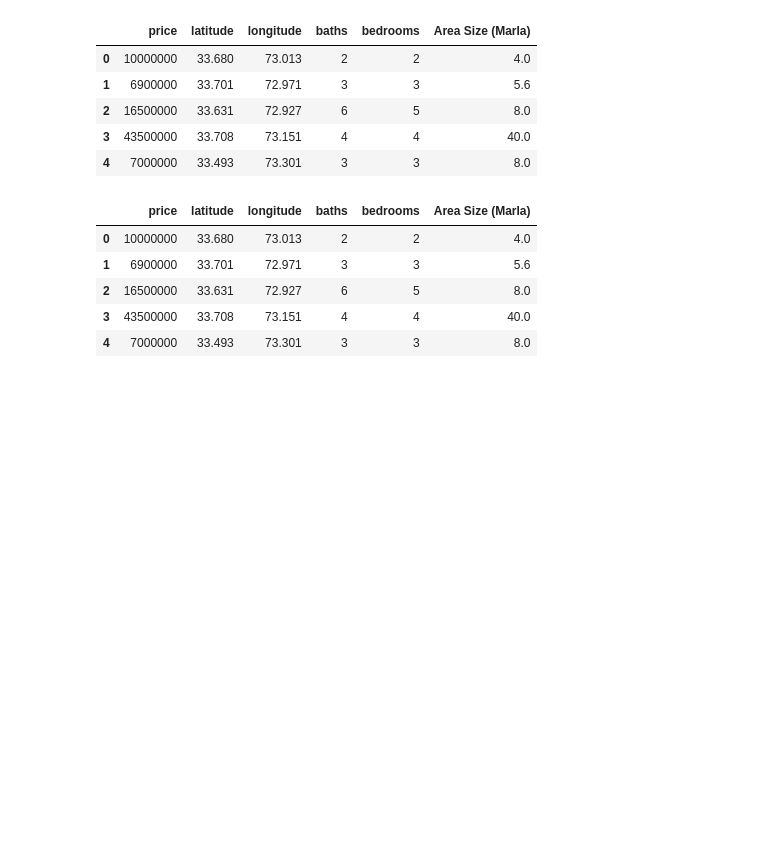
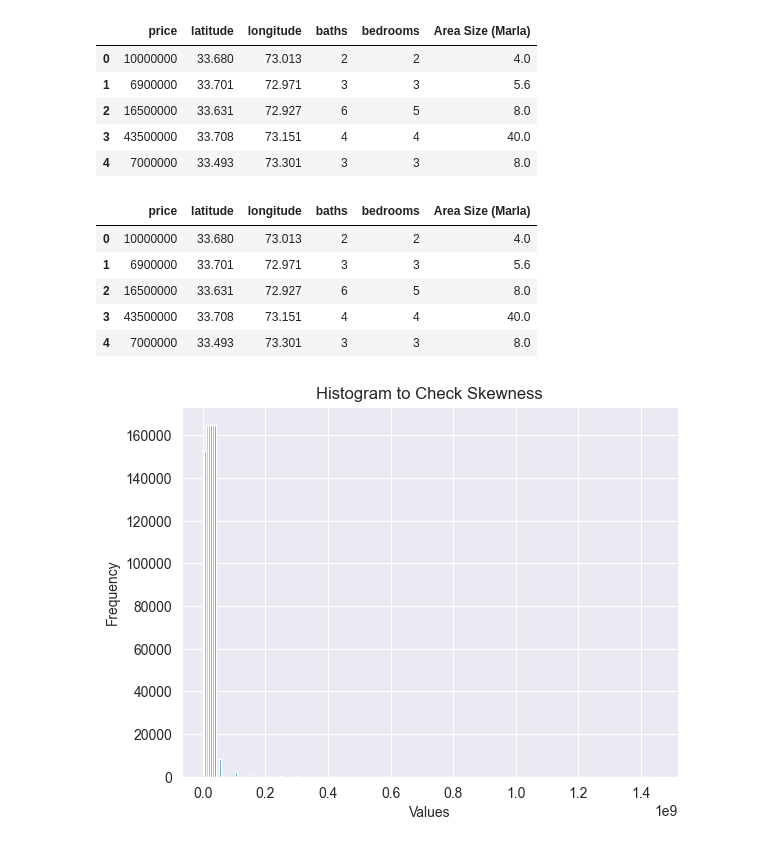
Before and after one commit to noumanhafeez/House_Price_Model_Tensorflow, a Jupyter notebook: model.ipynb, the cells around one changed output. Saved outputs shown, nothing was run; the diff lists cells and outputs as text; code cells hidden in the pictures; blank space fills up the shorter version.

```diff
--- a/model.ipynb
+++ b/model.ipynb
@@ -331,3 +342,13 @@ scaled_price.head()
 | 4 | 7000000 | 33.493 | 73.301 | 3 | 3 | 8.0 |
 # %%
 new_dataset.to_csv('new_dataset.csv', index=False)
+# %%
+# Plot histogram
+plt.figure()
+plt.hist(new_dataset, bins=30)
+plt.xlabel("Values")
+plt.ylabel("Frequency")
+plt.title("Histogram to Check Skewness")
+plt.show()
+# %% [output]
+[figure, added]
```
Also changed, not shown: parts of 9 cells of this notebook, 1 other file.
